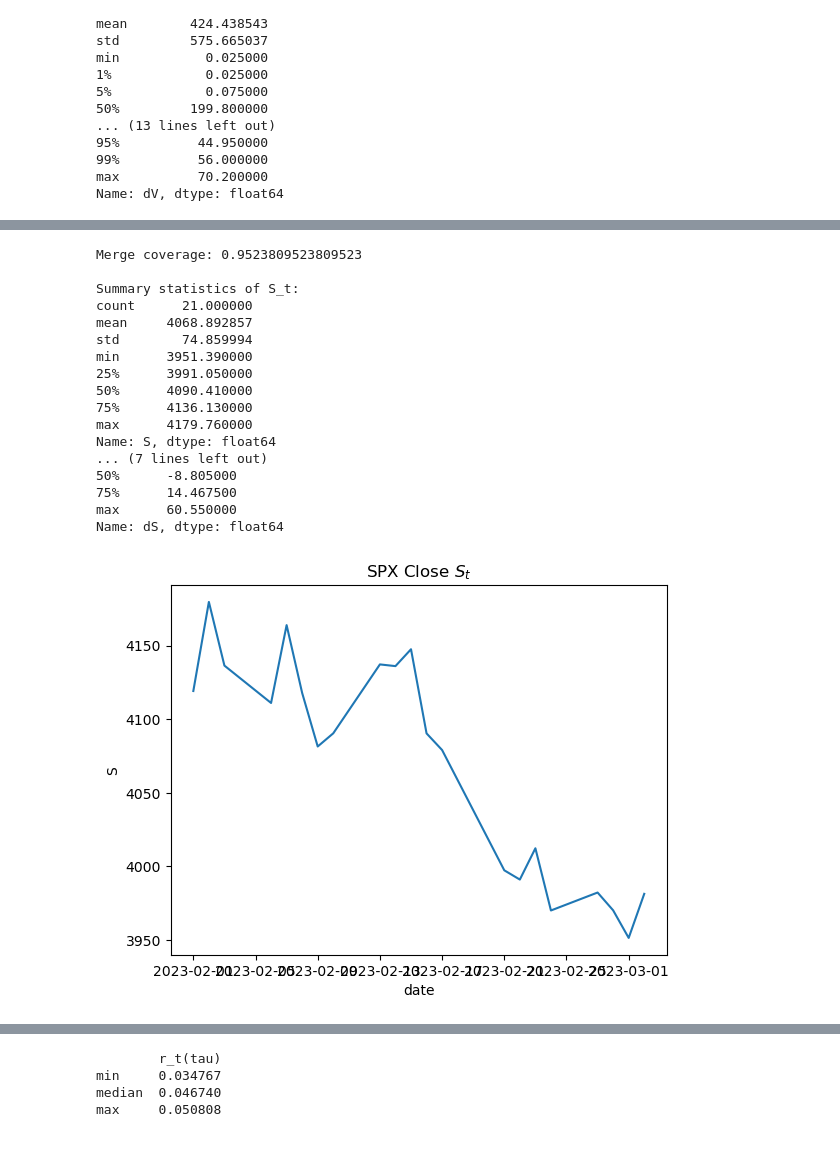
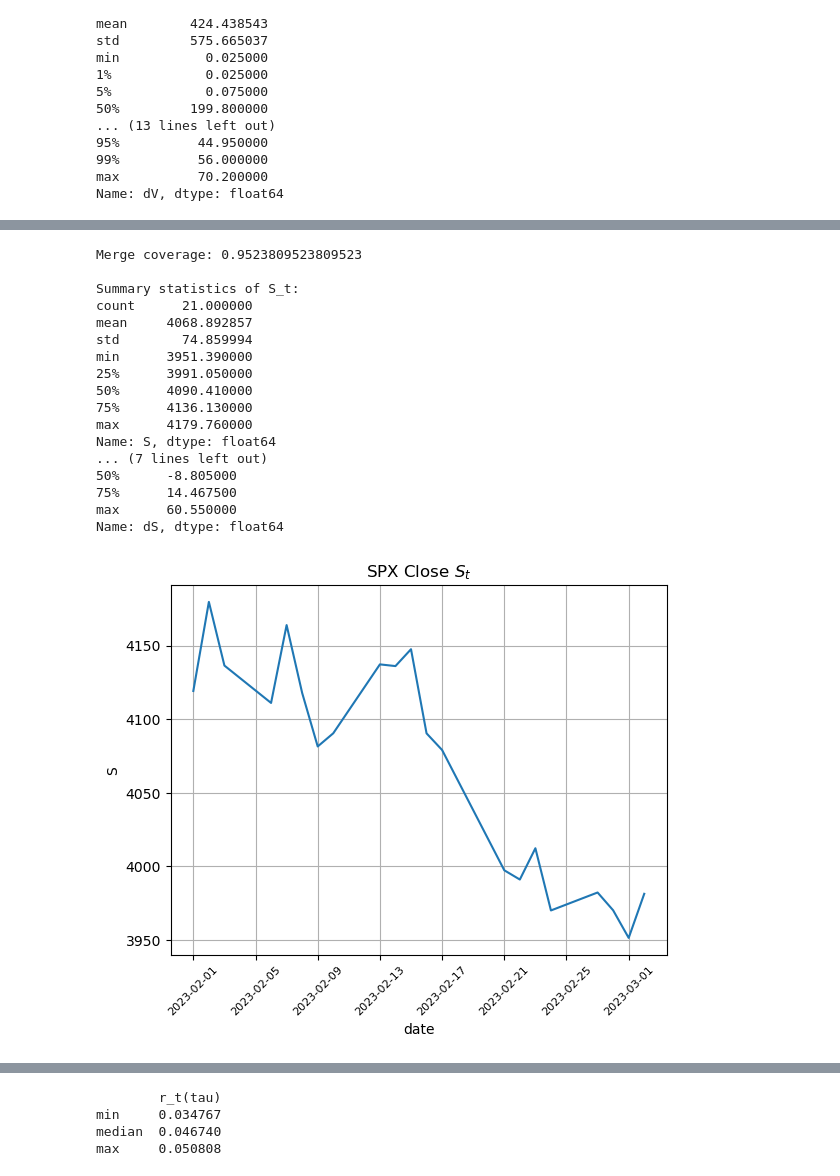
Before and after one commit to yaraberkelmans/super-duper-computing-machine, a Jupyter notebook: comfi.ipynb, the cells around one changed output, grey strips where cells are left out. Saved outputs shown, nothing was run; the diff lists cells and outputs as text; code cells hidden in the pictures; blank space fills up the shorter version.

```diff
--- a/comfi.ipynb
+++ b/comfi.ipynb
@@ -313,6 +428,8 @@ def plot_spx_and_dS(spx):
     plt.title("SPX Close $S_t$")
     plt.xlabel("date")
     plt.ylabel("S")
+    plt.xticks(rotation=45, fontsize=8)
+    plt.grid(True)
     plt.show()
 
     plt.figure()
@@ -321,37 +438,38 @@ def plot_spx_and_dS(spx):
     plt.xlabel("date")
     plt.ylabel("ΔS")
     plt.axhline(0, linewidth=1)
+    plt.xticks(rotation=45, fontsize=8)
+    plt.grid(True)
     plt.show()
 
 # run step 3
 spx = load_spx(start="2023-02-01", end="2023-03-02")
 
 # usefull for reporting
 coverage = 1 - spx["dS"].isna().mean()
 print("Merge coverage:", coverage)
 print("\nSummary statistics of S_t:")
 print(spx["S"].describe())
 print("\nSummary statistics of ΔS_t:")
 print(spx["dS"].describe())
 
-
 plot_spx_and_dS(spx)
 # %% [output]
 Merge coverage: 0.9523809523809523
 
 Summary statistics of S_t:
 count      21.000000
 mean     4068.892857
 std        74.859994
 min      3951.390000
 25%      3991.050000
 50%      4090.410000
 75%      4136.130000
 max      4179.760000
 Name: S, dtype: float64
 ... (7 lines left out)
 50%      -8.805000
 75%      14.467500
 max      60.550000
 Name: dS, dtype: float64
-[figure, old version]
+[figure, new version]
```
Also changed, not shown: parts of 14 cells of this notebook.
